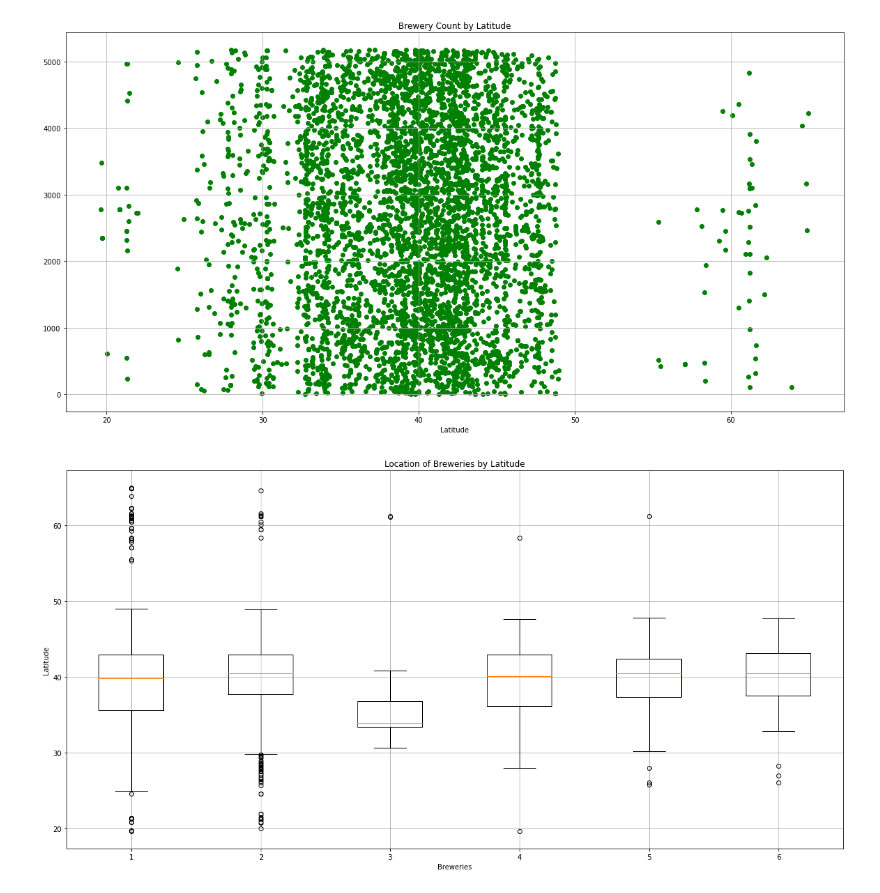
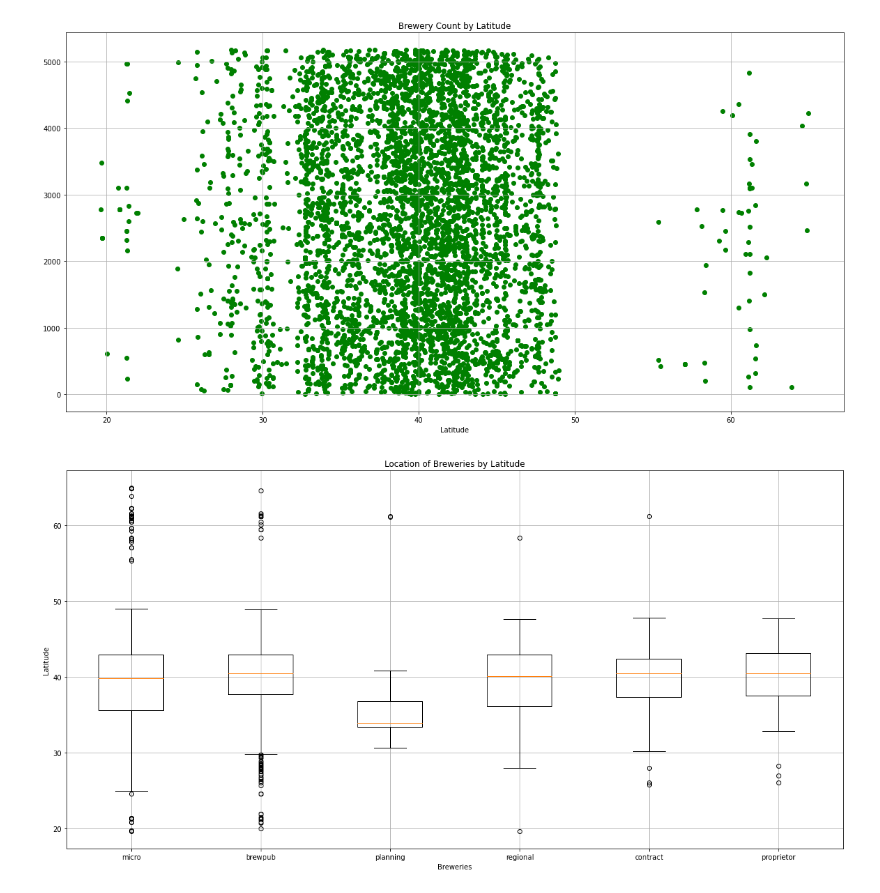
Before and after one commit to bgtaber/brewcrew_project, a Jupyter notebook: Scripts/beer.ipynb, the cells around one changed output. Cells and saved outputs as stored; diff of their text form; code cells hidden in the pictures.

```diff
--- a/Scripts/beer.ipynb
+++ b/Scripts/beer.ipynb
@@ -240,17 +240,18 @@ plt.show()
 # %%
 micro = merged_df[merged_df["brewery_type"] == "micro"]
 brewpub = merged_df[merged_df["brewery_type"] == "brewpub"]
 planning = merged_df[merged_df["brewery_type"] == "planning"]
 regional = merged_df[merged_df["brewery_type"] == "regional"]
 contract = merged_df[merged_df["brewery_type"] == "contract"]
 proprietor = merged_df[merged_df["brewery_type"] == "proprietor"]
 new_data = [micro["latitude"], brewpub["latitude"],planning["latitude"],regional["latitude"],contract["latitude"],proprietor["latitude"]]
 plt.figure(figsize = (20,10))
-plt.boxplot(new_data, labels = ["brewpub", "planning", "regional", "contract", ])
+plt.boxplot(new_data, labels = ["micro", "brewpub", "planning", "regional", "contract", "proprietor"])
 plt.grid(True)
 plt.title("Location of Breweries by Latitude")
 plt.xlabel("Breweries")
 plt.ylabel("Latitude")
+plt.savefig("../Output/Boxplot_Latitude.png")
 plt.show()
 # %% [output]
-[figure, old version]
+[figure, new version]
```
Also changed, not shown: parts of 1 cell of this notebook, 1 other file.
